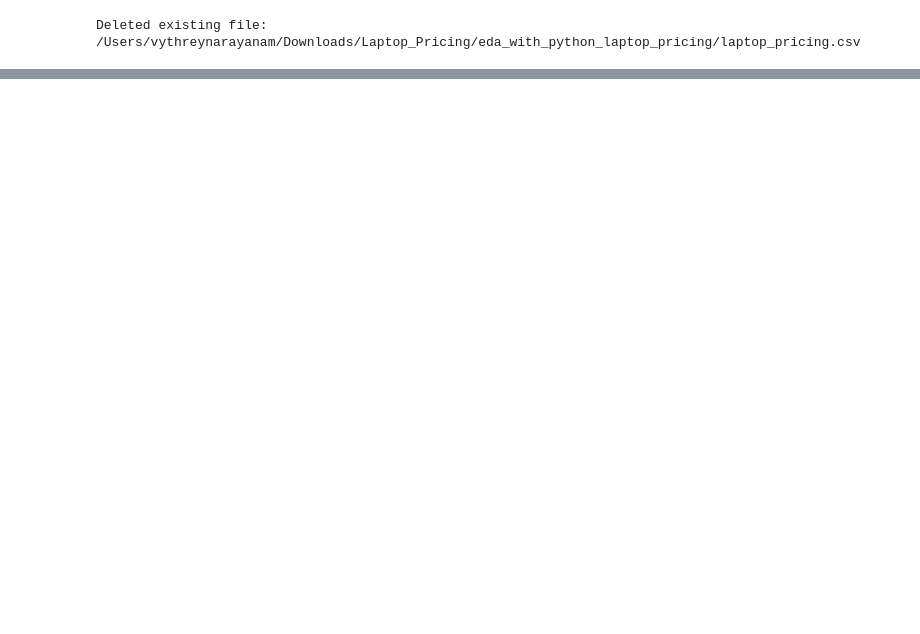
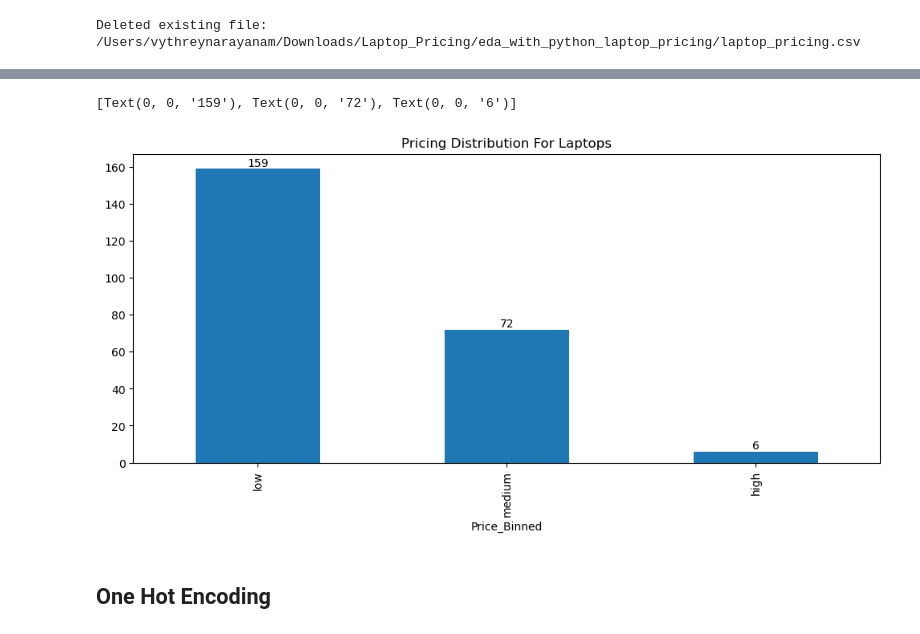
Before and after one commit to vythrey/eda_with_python_laptop_pricing, a Jupyter notebook: eda_with_python_laptop_pricing.ipynb, the cells around one changed output, grey strips where cells are left out. Saved outputs shown, nothing was run; the diff lists cells and outputs as text; code cells hidden in the pictures; blank space fills up the shorter version.

```diff
--- a/eda_with_python_laptop_pricing.ipynb
+++ b/eda_with_python_laptop_pricing.ipynb
@@ -119,0 +352,2 @@ new_df.head()
+# %%
+laptop_pricing.rename(columns={"Screen_Size_CM":"Screen_Size_inches"}, inplace = True)
@@ -119,0 +381,6 @@ new_df.head()
+# %%
+Price_Bins = np.linspace(laptop_pricing["Price"].min(),laptop_pricing["Price"].max(), 4)
+# %%
+Price_Labels = ["low","medium","high"]
+# %%
+laptop_pricing["Price_Binned"] = pd.cut(laptop_pricing["Price"],Price_Bins, labels = Price_Labels )
@@ -119,0 +403,9 @@ new_df.head()
+# %%
+plt.figure(figsize=(12, 5))
+graph_for_Price_Binned = laptop_pricing["Price_Binned"] .value_counts().plot(kind='bar',title ="Pricing Distribution For Laptops")
+graph_for_Price_Binned.bar_label(graph_for_Price_Binned.containers[0], label_type='edge')
+# %% [output]
+[Text(0, 0, '159'), Text(0, 0, '72'), Text(0, 0, '6')]
+[figure, added]
+# %% [markdown]
+## One Hot Encoding
```
Also changed, not shown: parts of 60 cells of this notebook, 1 other file.
